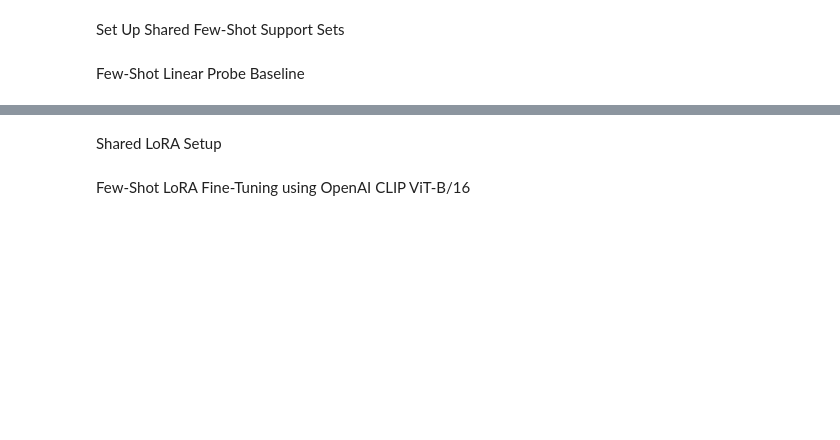
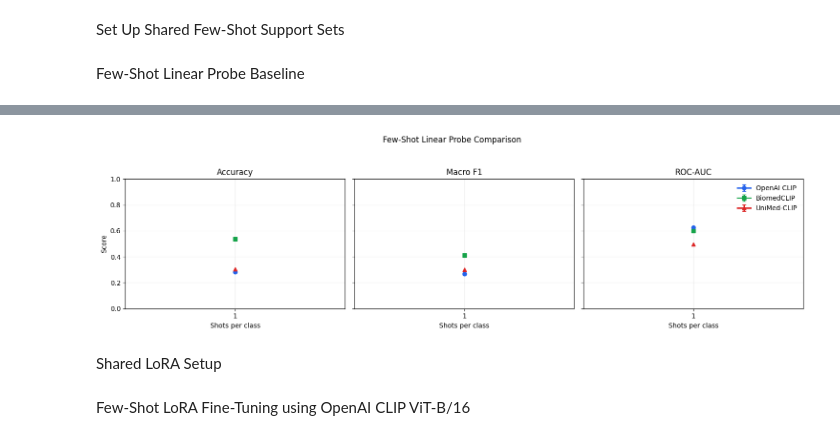
Before and after one commit to mase-ezra/busi-vlm-localisation, a Jupyter notebook: notebooks/03-vlm-classification.ipynb, the cells around one changed output, grey strips where cells are left out. Cells and saved outputs as stored; diff of their text form; code cells hidden in the pictures; blank space fills up the shorter version.

```diff
--- a/notebooks/03-vlm-classification.ipynb
+++ b/notebooks/03-vlm-classification.ipynb
@@ -418,17 +410,13 @@ test_labels = test_df['label_index'].values
 # %% [markdown]
 Set Up Shared Few-Shot Support Sets
 # %%
-# Few-shot setup.
+# We tested 1, 2, 4, 8, 16 and 32 labelled examples per class because we wanted to see how well LoRA and the linear probe perform as the amount of training data increases (3 samples at 1-shot and 96 samples at 32-shot).
 shots_per_class = [1, 2, 4, 8, 16, 32]
+# We repeat each few-shot experiment with 10 different random seeds because the selected images can affect the results and for a fairer comparison.
 seeds = [1, 2, 3, 4, 5, 6, 7, 8, 9, 10]
 
 train_labels = train_df['label_index'].values
 val_labels = val_df['label_index'].values
 test_labels = test_df['label_index'].values
 
-shared_support_indices = make_kshot_indices(
-    train_df,
-    label_col='label_index',
-    shots_per_class=shots_per_class,
-    seeds=seeds,
-)
+shared_support_indices = make_kshot_indices(train_df, label_col='label_index', shots_per_class=shots_per_class, seeds=seeds)
@@ -506,3 +560,8 @@ print(f'few-shot aggregate saved to - {fewshot_aggregate_path}')
+# %%
+# Display the training curves for the frozen CLIP + linear probe VLMs.
+plot_fewshot_metrics(fewshot_aggregate, title='Few-Shot Linear Probe Comparison', save_path=fewshot_dir / 'fewshot_linear_probe_metrics.png', model_order=['openai_clip_vit_b16', 'biomedclip_vit_b16', 'unimedclip'])
+# %% [output]
+[figure, added]
 # %% [markdown]
 Shared LoRA Setup
 # %%
```
Also changed, not shown: parts of 13 cells of this notebook, 7 other files.
